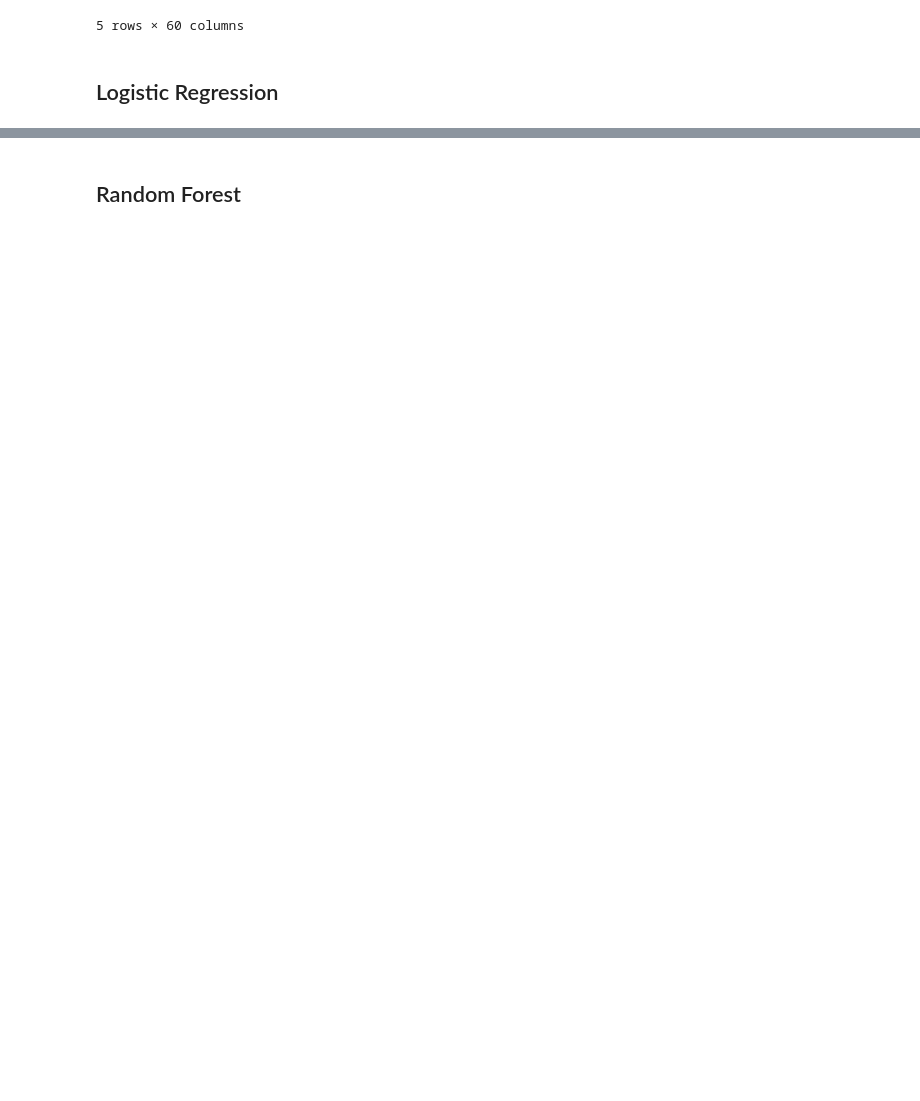
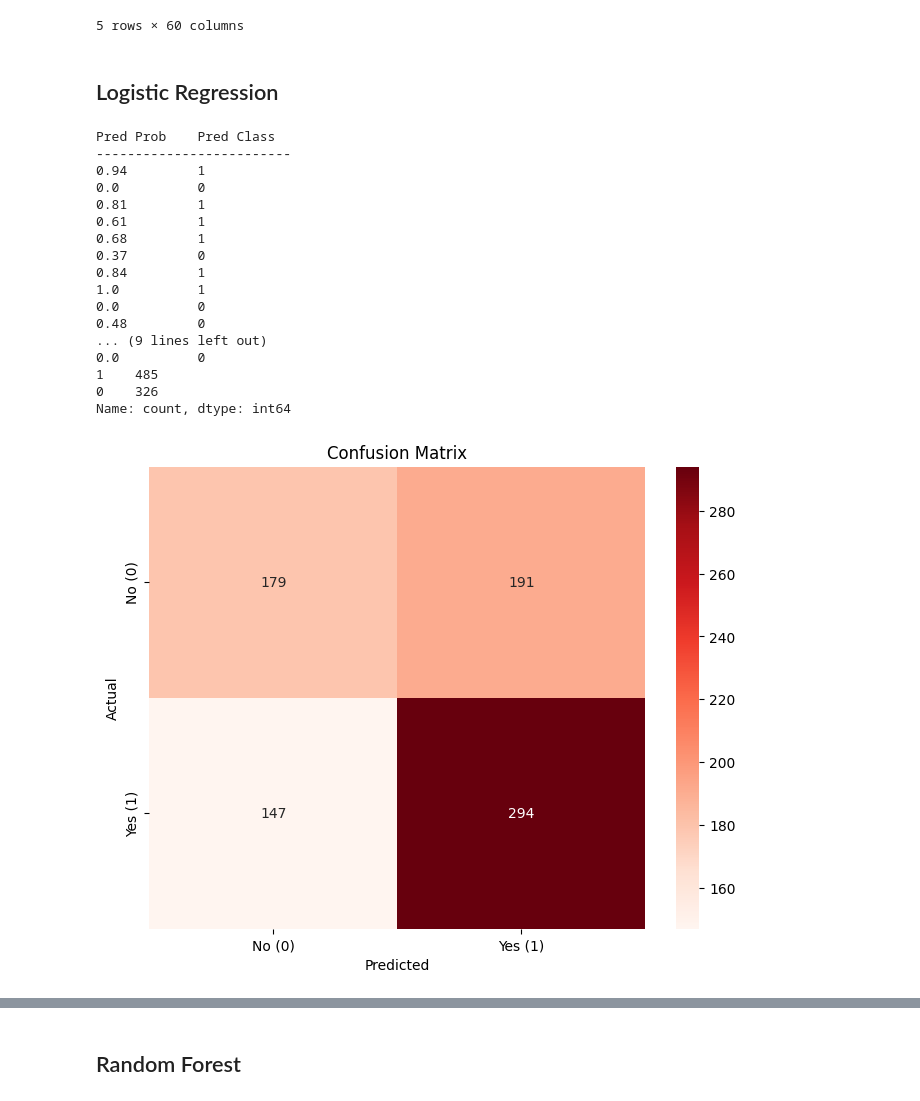
Before and after one commit to lorenzopanero/startup-prediction, a Jupyter notebook: notebook/one_hot_encoding.ipynb, the cells around one changed output, grey strips where cells are left out. Saved outputs shown, nothing was run; the diff lists cells and outputs as text; code cells hidden in the pictures; blank space fills up the shorter version.

Commit message:
aggiusti_df_e_model

```diff
--- a/notebook/one_hot_encoding.ipynb
+++ b/notebook/one_hot_encoding.ipynb
@@ -233,4 +267,78 @@ import statsmodels.api as sm
 # %%
 X = data_no_outliers[numerical_columns.drop('Unnamed: 0')]
 y = data_no_outliers['status']
-X_train, X_test, y_train, y_test = train_test_split(X, y, test_size=0.2, random_state=42, stratify=y)
+
+# Map the 'status' column to numerical values (e.g., 'acquired' -> 1, 'closed' -> 0)
+y_numeric = y.map({'acquired': 1, 'closed': 0})
+
+# Drop rows with NaN values in y_numeric
+valid_indices = y_numeric.dropna().index
+X = X.loc[valid_indices]
+y_numeric = y_numeric.loc[valid_indices]
+
+X_train, X_test, y_train, y_test = train_test_split(X, y_numeric, test_size=0.2, random_state=42, stratify=y_numeric)
+
+# Remove columns with constant values
+X_train = X_train.loc[:, (X_train != X_train.iloc[0]).any()]
+
+# Add a constant to the features
+X_train_w_intercept = sm.add_constant(X_train)
+# %%
+from sklearn.metrics import confusion_matrix
+
+# Ensure X_test has the same columns as X_train_w_intercept (including the intercept)
+X_test_aligned = X_test.reindex(columns=X_train.columns, fill_value=0)
+
+# Add an intercept to the test dataset
+X_test_w_intercept = sm.add_constant(X_test_aligned, has_constant='add')
+
+# Ensure the columns in X_test_w_intercept match the model's coefficients
+X_test_w_intercept = X_test_w_intercept.loc[:, est.params.index]
+
+#Predict probabilities using the trained model
+pred = est.predict(X_test_w_intercept).round(2)
+
+#Convert probabilities to binary predictions (threshold = 0.5)
+y_pred = (pred > 0.5).astype(int)
+#Print only the first 20 pairs with formatted alignment
+print(f"{'Pred Prob':<12} {'Pred Class':<12}")  # Header
+print("-" * 25)
+
+for i in range(270, 290):
+    print(f"{pred.values[i]:<12} {y_pred.values[i]:<12}")
+print(y_pred.value_counts())
+
+#Calculate confusion matrix
+conf_matrix = confusion_matrix(y_test, y_pred)
+
+#Plot the confusion matrix
+plt.figure(figsize=(8, 6))
+sns.heatmap(conf_matrix,
+            annot=True,
+            fmt='d',
+            cmap='Reds',
+            xticklabels=['No (0)', 'Yes (1)'],
+            yticklabels=['No (0)', 'Yes (1)'])
+plt.xlabel('Predicted')
+plt.ylabel('Actual')
+plt.title('Confusion Matrix')
+plt.show()
+# %% [output]
+Pred Prob    Pred Class
+-------------------------
+0.94         1
+0.0          0
+0.81         1
+0.61         1
+0.68         1
+0.37         0
+0.84         1
+1.0          1
+0.0          0
+0.48         0
+... (9 lines left out)
+0.0          0
+1    485
+0    326
+Name: count, dtype: int64
+[figure, added]
```
Also changed, not shown: parts of 14 cells of this notebook, 2 other files.
